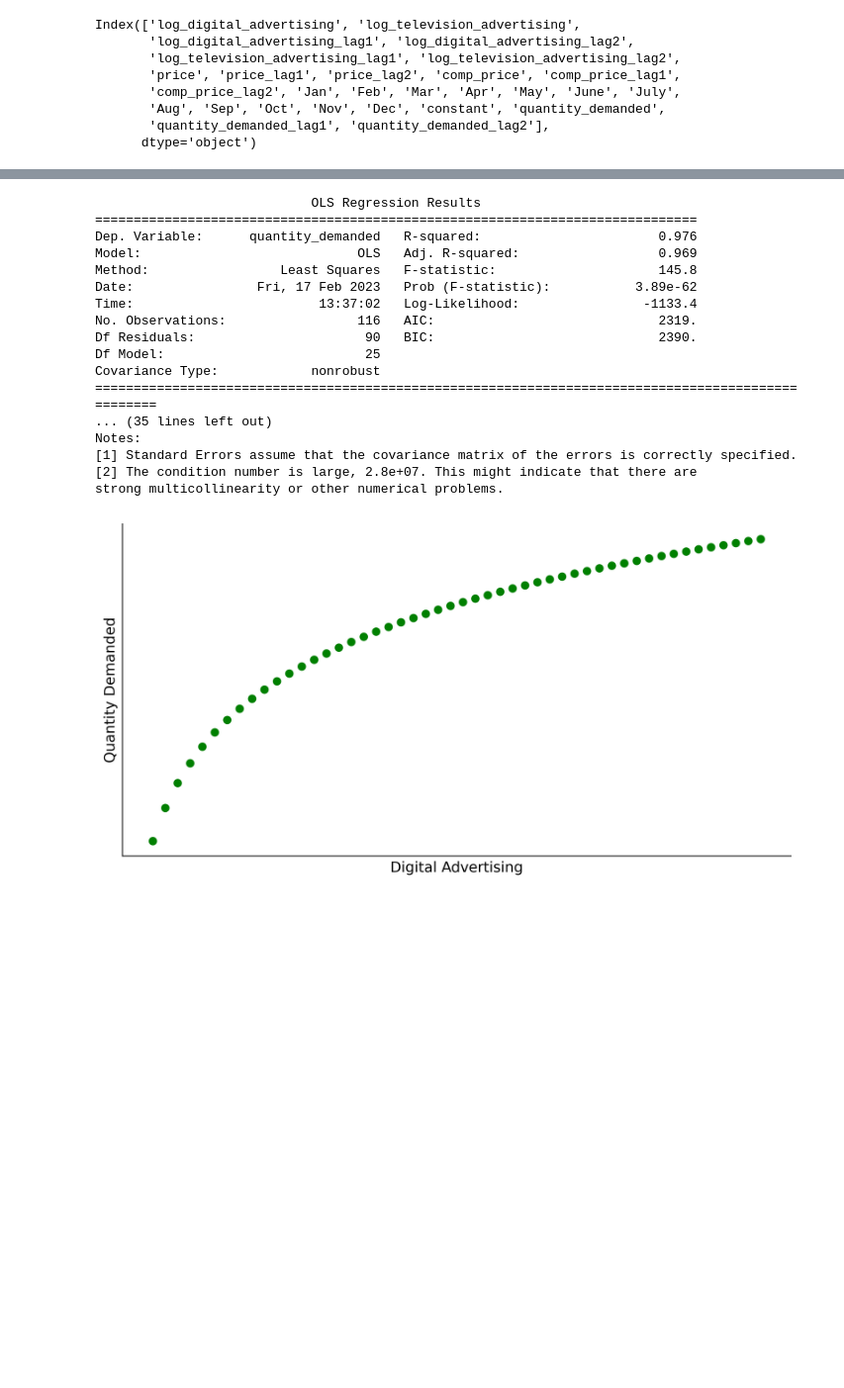
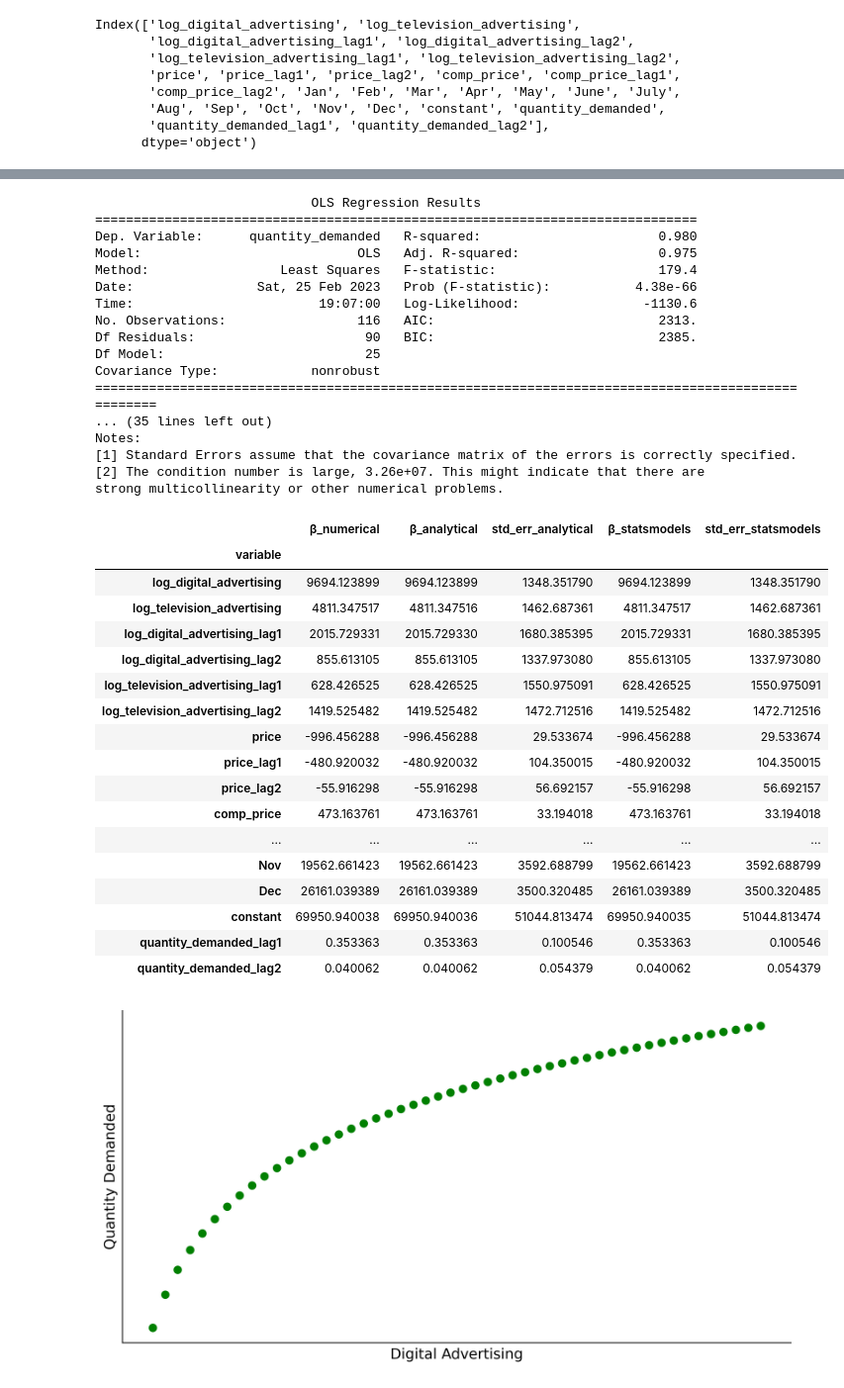
Before and after one commit to jakepenzak/blog-posts, a Jupyter notebook: Optimization/Main Driver.ipynb, the cells around one changed output, grey strips where cells are left out. Shown at 99% size. Drawn from its saved outputs; the diff is of its cells as text; code cells hidden in the pictures; blank space fills up the shorter version.

```diff
--- a/Optimization/Main Driver.ipynb
+++ b/Optimization/Main Driver.ipynb
@@ -317,6 +271,8 @@ plt.show()
 df['quantity_demanded'] = quantity_demanded_ar
 df['quantity_demanded_lag1'] = df['quantity_demanded'].shift(1)
 df['quantity_demanded_lag2'] = df['quantity_demanded'].shift(2)
+
+df = df[2:]
 # %%
 df.columns
 # %% [output]
@@ -330,0 +289,18 @@ Index(['log_digital_advertising', 'log_television_advertising',
+# %%
+## Fit Model using our Tools
+
+variablez = list(df.drop(['quantity_demanded','July'],axis=1).columns)
+symbols = []
+
+for i in variablez:
+    i  = sm.symbols(f'{i}')
+    symbols.append(i)
+
+y = np.array(df['quantity_demanded'])
+X = np.array(df.drop(['quantity_demanded','July'],axis=1))
+β = np.array(symbols)
+
+objective = (y - X@β).T @ (y - X@β) # Residual Sum of Squares
+β0 = dict(zip(symbols,[0]*len(symbols))) # Initial guess (0 for all)
+
+β_numerical = newton_method(objective,symbols,β0)
@@ -331,8 +318,15 @@ Index(['log_digital_advertising', 'log_television_advertising',
+# %%
+β_analytical = np.linalg.inv(X.T @ X) @ X.T @ y
+
+df_residuals = len(X)-len(β_analytical)
+σ2 = 1/df_residuals*((y-X@β_analytical).T @ (y-X@β_analytical)) # MSE
+Σ =  σ2 * np.linalg.inv(X.T @ X)
+standard_errors = np.sqrt(np.diag(Σ))
 # %%
 ## Fit model
 
-y = df['quantity_demanded'][2:]
-X = df[2:].drop(['quantity_demanded','July'],axis=1)
+y = df['quantity_demanded']
+X = df.drop(['quantity_demanded','July'],axis=1)
 
 mod = stats.OLS(y,X)
 results = mod.fit()
@@ -341,21 +335,52 @@ print(results.summary())
 # %% [output]
                             OLS Regression Results
 ==============================================================================
-Dep. Variable:      quantity_demanded   R-squared:                       0.976
-Model:                            OLS   Adj. R-squared:                  0.969
-Method:                 Least Squares   F-statistic:                     145.8
-Date:                Fri, 17 Feb 2023   Prob (F-statistic):           3.89e-62
-Time:                        13:37:02   Log-Likelihood:                -1133.4
-No. Observations:                 116   AIC:                             2319.
-Df Residuals:                      90   BIC:                             2390.
+Dep. Variable:      quantity_demanded   R-squared:                       0.980
+Model:                            OLS   Adj. R-squared:                  0.975
+Method:                 Least Squares   F-statistic:                     179.4
+Date:                Sat, 25 Feb 2023   Prob (F-statistic):           4.38e-66
+Time:                        19:07:00   Log-Likelihood:                -1130.6
+No. Observations:                 116   AIC:                             2313.
+Df Residuals:                      90   BIC:                             2385.
 Df Model:                          25
 Covariance Type:            nonrobust
 ===================================================================================================
 ... (35 lines left out)
 Notes:
 [1] Standard Errors assume that the covariance matrix of the errors is correctly specified.
-[2] The condition number is large, 2.8e+07. This might indicate that there are
+[2] The condition number is large, 3.26e+07. This might indicate that there are
 strong multicollinearity or other numerical problems.
+# %%
+ols_results = pd.DataFrame()
+
+ols_results['variable'] = variablez
+ols_results['β_numerical'] = list(β_numerical.values())
+ols_results['β_analytical'] = β_analytical
+ols_results['std_err_analytical'] = standard_errors
+ols_results['β_statsmodels'] = list(results.params)
+ols_results['std_err_statsmodels'] = list(results.bse)
+
+ols_results = ols_results.set_index('variable')
+ols_results
+# %% [output]
+|  | β_numerical | β_analytical | std_err_analytical | β_statsmodels | std_err_statsmodels |
+| variable |  |  |  |  |  |
+| log_digital_advertising | 9694.123899 | 9694.123899 | 1348.351790 | 9694.123899 | 1348.351790 |
+| log_television_advertising | 4811.347517 | 4811.347516 | 1462.687361 | 4811.347517 | 1462.687361 |
+| log_digital_advertising_lag1 | 2015.729331 | 2015.729330 | 1680.385395 | 2015.729331 | 1680.385395 |
+| log_digital_advertising_lag2 | 855.613105 | 855.613105 | 1337.973080 | 855.613105 | 1337.973080 |
+| log_television_advertising_lag1 | 628.426525 | 628.426525 | 1550.975091 | 628.426525 | 1550.975091 |
+| log_television_advertising_lag2 | 1419.525482 | 1419.525482 | 1472.712516 | 1419.525482 | 1472.712516 |
+| price | -996.456288 | -996.456288 | 29.533674 | -996.456288 | 29.533674 |
+| price_lag1 | -480.920032 | -480.920032 | 104.350015 | -480.920032 | 104.350015 |
+| price_lag2 | -55.916298 | -55.916298 | 56.692157 | -55.916298 | 56.692157 |
+| comp_price | 473.163761 | 473.163761 | 33.194018 | 473.163761 | 33.194018 |
+| ... | ... | ... | ... | ... | ... |
+| Nov | 19562.661423 | 19562.661423 | 3592.688799 | 19562.661423 | 3592.688799 |
+| Dec | 26161.039389 | 26161.039389 | 3500.320485 | 26161.039389 | 3500.320485 |
+| constant | 69950.940038 | 69950.940036 | 51044.813474 | 69950.940035 | 51044.813474 |
+| quantity_demanded_lag1 | 0.353363 | 0.353363 | 0.100546 | 0.353363 | 0.100546 |
+| quantity_demanded_lag2 | 0.040062 | 0.040062 | 0.054379 | 0.040062 | 0.054379 |
 # %%
 fig, ax = plt.subplots(figsize=(10,5), dpi=500)
 
```
Also changed, not shown: parts of 17 cells of this notebook, 1 other file.
